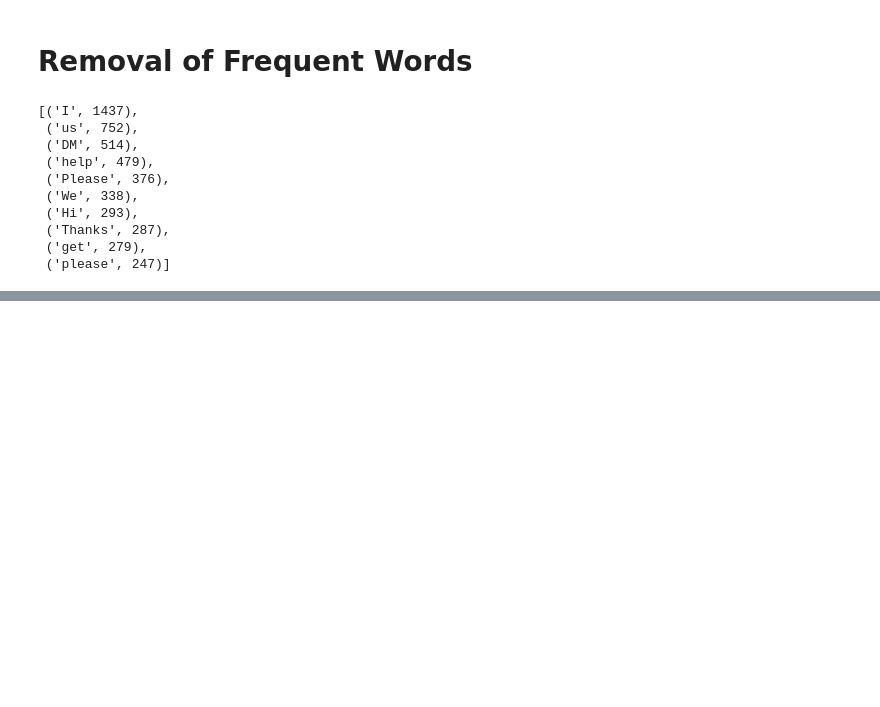
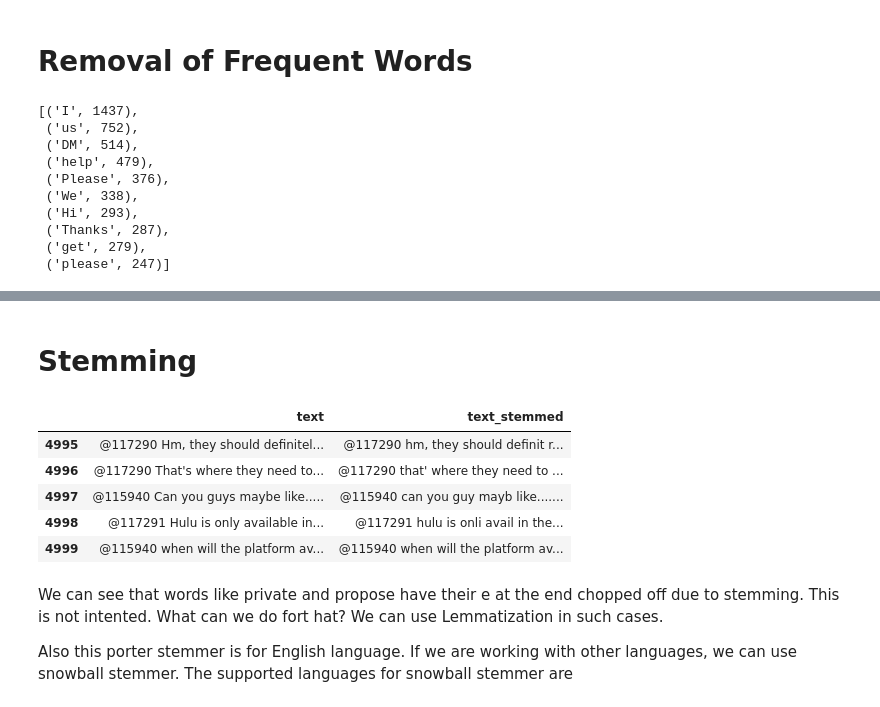
Before and after one commit to Goldeno10/flexisaf_Internship_GenAI_DS_Intermediate, a Jupyter notebook: task_3/task_3_Text_Preprocessing.ipynb, the cells around one changed output, grey strips where cells are left out. Cells and saved outputs as stored; diff of their text form; code cells hidden in the pictures; blank space fills up the shorter version.

```diff
--- a/task_3/task_3_Text_Preprocessing.ipynb
+++ b/task_3/task_3_Text_Preprocessing.ipynb
@@ -150,0 +173,30 @@ df.head()
+# %% [markdown]
+# Stemming
+# %%
+from nltk.stem.porter import PorterStemmer
+
+df.drop(["text_wo_stopfreq", "text_wo_stopfreqrare"], axis=1, inplace=True)
+
+stemmer = PorterStemmer()
+
+def stem_words(text):
+  return " ".join(
+      [stemmer.stem(word) for word in text.split()]
+    )
+
+df["text_stemmed"] = df["text"].apply(
+    lambda text: stem_words(text)
+  )
+
+df.tail()
+# %% [output]
+|  | text | text_stemmed |
+| 4995 | @117290 Hm, they should definitel... | @117290 hm, they should definit r... |
+| 4996 | @117290 That's where they need to... | @117290 that' where they need to ... |
+| 4997 | @115940 Can you guys maybe like..... | @115940 can you guy mayb like....... |
+| 4998 | @117291 Hulu is only available in... | @117291 hulu is onli avail in the... |
+| 4999 | @115940 when will the platform av... | @115940 when will the platform av... |
+# %% [markdown]
+We can see that words like private and propose have their e at the end chopped off due to stemming. This is not intented. What can we do fort hat? We can use Lemmatization in such cases.
+
+Also this porter stemmer is for English language. If we are working with other languages, we can use snowball stemmer. The supported languages for snowball stemmer are
```
Also changed, not shown: parts of 5 cells of this notebook.
